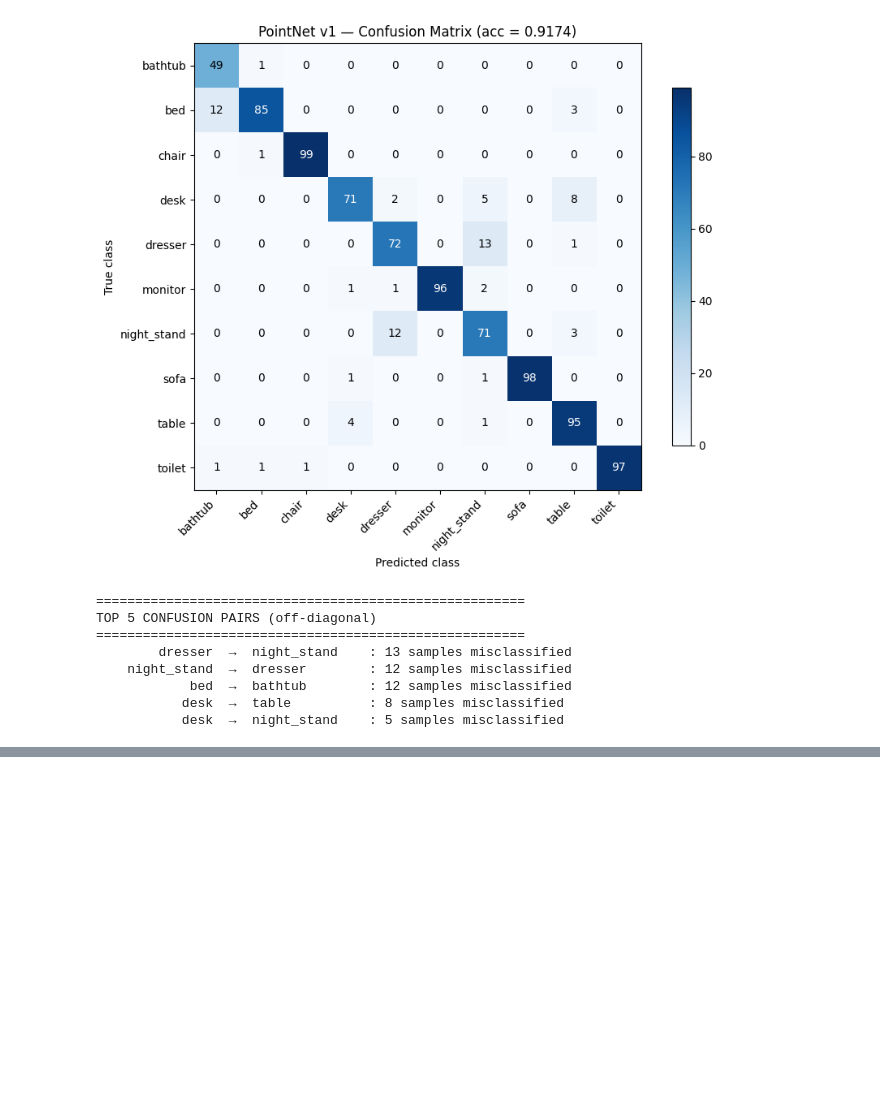
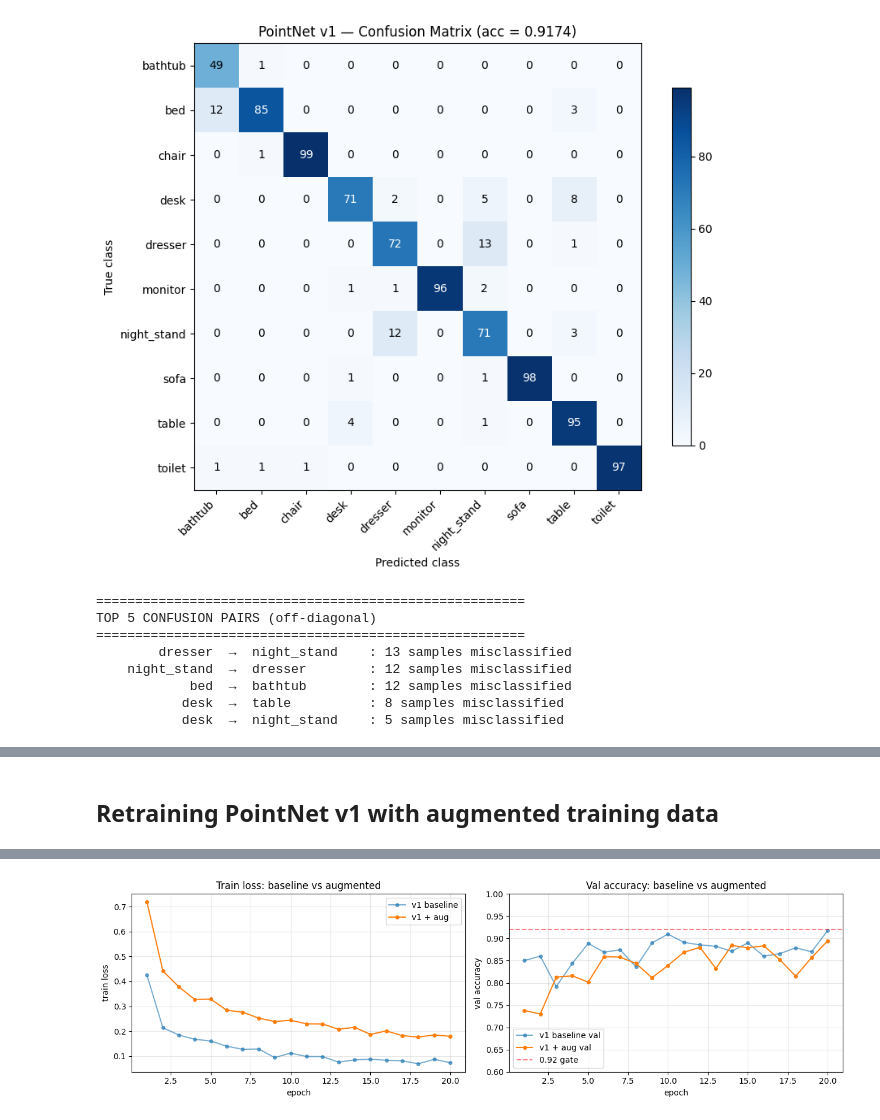
Before and after one commit to Vatsy05/3D-Object-Detection, a Jupyter notebook: notebooks/PointCloudPointNet.ipynb, the cells around one changed output, grey strips where cells are left out. Saved outputs shown, nothing was run; the diff lists cells and outputs as text; code cells hidden in the pictures; blank space fills up the shorter version.

```diff
--- a/notebooks/PointCloudPointNet.ipynb
+++ b/notebooks/PointCloudPointNet.ipynb
@@ -685,0 +765,79 @@ TOP 5 CONFUSION PAIRS (off-diagonal)
+# %% [markdown]
+## Retraining PointNet v1 with augmented training data
+# %%
+# New checkpoint name — keep the v1 baseline untouched
+best_path_aug = os.path.join(CHECKPOINT_DIR, "pointnet_v1_aug_best.pt")
+
+# Fresh model + optimizer (don't continue from baseline weights)
+model = PointNetV1(num_classes=10).to(device)
+optimizer = torch.optim.Adam(model.parameters(), lr=1e-3)
+
+NUM_EPOCHS = 20
+history_aug = {"train_loss": [], "train_acc": [], "val_acc": []}
+best_val_acc_aug = 0.0
+
+print(f"Training PointNet v1 + augmentation — {NUM_EPOCHS} epochs on {device}")
+print(f"Augmentations: random z-rotation + per-point jitter (sigma=0.02, clip=0.05)\n")
+print(f"{'epoch':>5}  {'train_loss':>11}  {'train_acc':>10}  {'val_acc':>9}  {'time':>7}")
+print("-" * 55)
+
+for epoch in range(1, NUM_EPOCHS + 1):
+    t0 = time.time()
+
+    model.train()
+    loss_sum, correct, total = 0.0, 0, 0
+    for pts, lbls in train_loader:
+        pts, lbls = pts.to(device), lbls.to(device)
+        optimizer.zero_grad()
+        logits = model(pts)
+        loss = F.cross_entropy(logits, lbls)
+        loss.backward()
+        optimizer.step()
+        loss_sum += loss.item() * pts.size(0)
+        correct  += (logits.argmax(1) == lbls).sum().item()
+        total    += pts.size(0)
+    train_loss = loss_sum / total
+    train_acc  = correct  / total
+
+    model.eval()
+    val_correct, val_total = 0, 0
+    with torch.no_grad():
+        for pts, lbls in test_loader:
+            pts, lbls = pts.to(device), lbls.to(device)
+            val_correct += (model(pts).argmax(1) == lbls).sum().item()
+            val_total   += pts.size(0)
+    val_acc = val_correct / val_total
+
+    history_aug["train_loss"].append(train_loss)
+    history_aug["train_acc"].append(train_acc)
+    history_aug["val_acc"].append(val_acc)
+
+    flag = ""
+    if val_acc > best_val_acc_aug:
+        best_val_acc_aug = val_acc
+        torch.save(model.state_dict(), best_path_aug)
+        flag = "  *"
+
+    print(f"{epoch:>5}  {train_loss:>11.4f}  {train_acc:>10.4f}  {val_acc:>9.4f}  {time.time()-t0:>6.1f}s{flag}")
+
+print(f"\nBaseline (no aug) best val_acc: 0.9174")
+print(f"v1 + aug         best val_acc: {best_val_acc_aug:.4f}   "
+      f"(delta {best_val_acc_aug - 0.9174:+.4f})")
+print(f"Checkpoint: {best_path_aug}")
+
+# Compare loss/acc curves side by side (this run vs baseline if you saved history dict)
+fig, (ax1, ax2) = plt.subplots(1, 2, figsize=(13, 4))
+ep = range(1, NUM_EPOCHS + 1)
+ax1.plot(ep, history["train_loss"],     "-o", markersize=4, label="v1 baseline", alpha=0.6)
+ax1.plot(ep, history_aug["train_loss"], "-o", markersize=4, label="v1 + aug")
+ax1.set(xlabel="epoch", ylabel="train loss", title="Train loss: baseline vs augmented")
+ax1.legend(); ax1.grid(alpha=0.3)
+
+ax2.plot(ep, history["val_acc"],     "-o", markersize=4, label="v1 baseline val", alpha=0.6)
+ax2.plot(ep, history_aug["val_acc"], "-o", markersize=4, label="v1 + aug val")
+ax2.axhline(0.92, color="red", linestyle="--", alpha=0.5, label="0.92 gate")
+ax2.set(xlabel="epoch", ylabel="val accuracy",
+        title="Val accuracy: baseline vs augmented", ylim=(0.6, 1.0))
+ax2.legend(); ax2.grid(alpha=0.3)
+plt.tight_layout(); plt.show()
+# %% [output]
@@ -685,0 +861 @@ TOP 5 CONFUSION PAIRS (off-diagonal)
+[figure, added]
```
Also changed, not shown: parts of 5 cells of this notebook.
